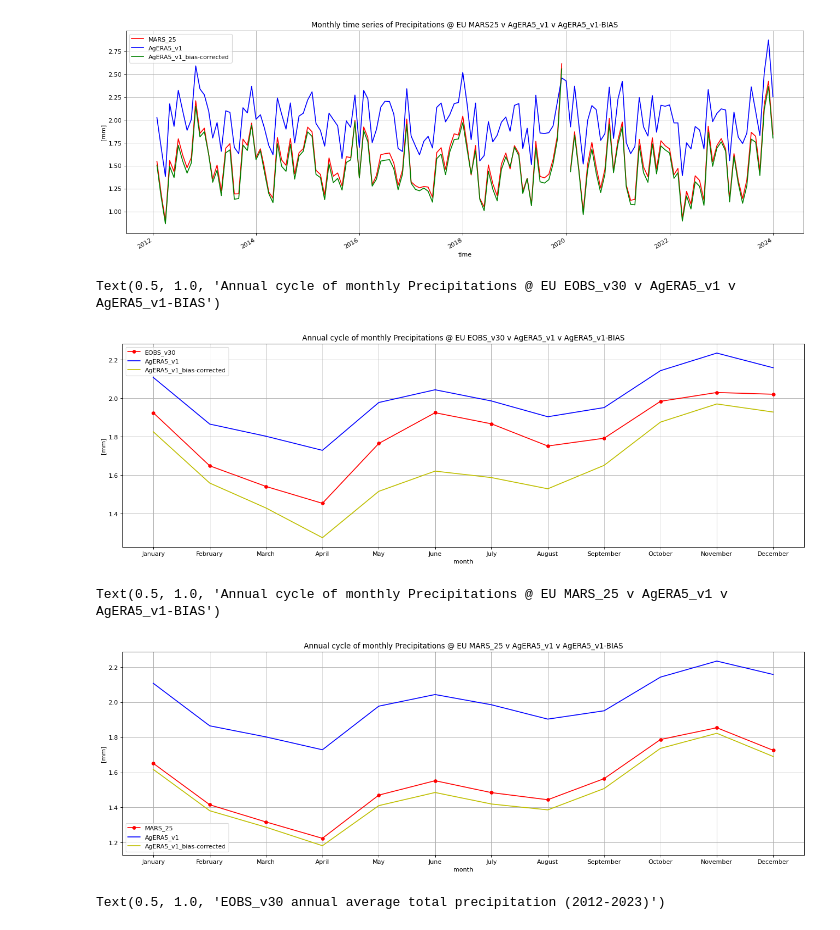
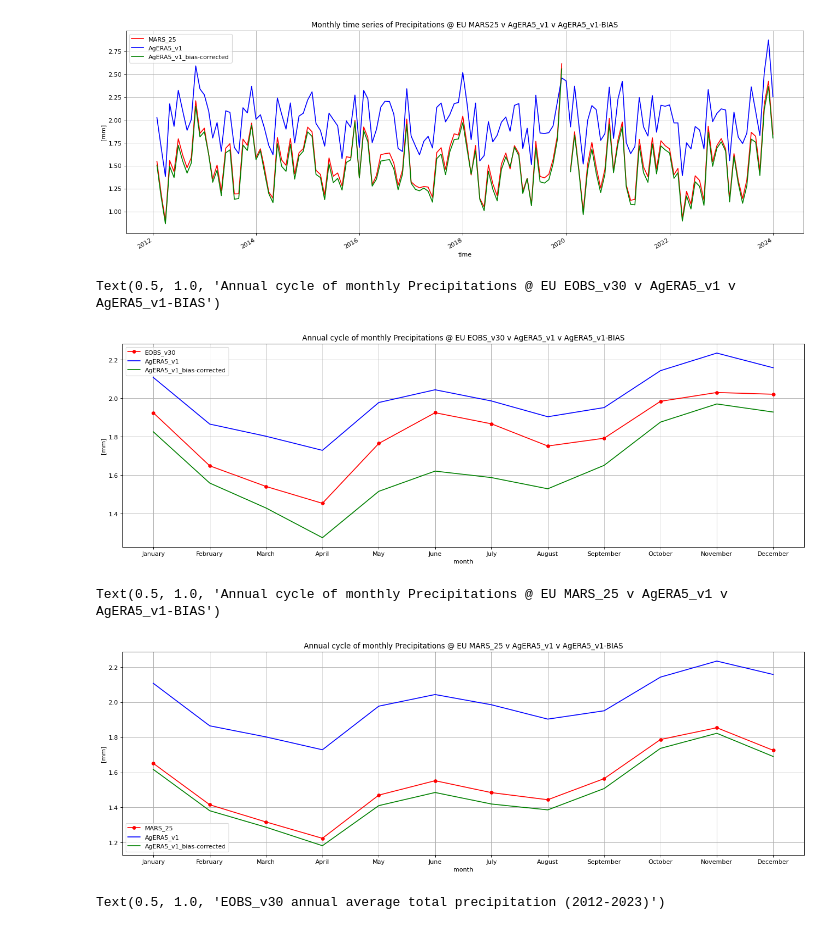
Before and after one commit to 007-Ozalp/Intercomparison, a Jupyter notebook: AgERA5_EOBSv30_MARS25_verification.ipynb, the cells around one changed output. Saved outputs shown, nothing was run; the diff lists cells and outputs as text; code cells hidden in the pictures.

Commit message:
AgERA5_EOBSv30_MARS25_verification
AgERA5_EOBSv30_MARS25_verification

```diff
--- a/AgERA5_EOBSv30_MARS25_verification.ipynb
+++ b/AgERA5_EOBSv30_MARS25_verification.ipynb
@@ -161,17 +294,17 @@ seasonal_bias_mean_eobsv30 = seasonal_bias_eobsv30.mean(dim=('longitude', 'latit
 # %%
 figure(figsize=(20, 6), dpi=80)
 seasonal_ref_eobsv30.plot (color='r', marker=".", markersize=10)
 seasonal_row_mean_t.plot(color='b')
-seasonal_bias_mean_eobsv30.plot(color='y')
+seasonal_bias_mean_eobsv30.plot(color='g')
 plt.xlabel('month')
 plt.ylabel('[mm]')
 plt.xticks([1,2,3,4,5,6,7,8,9,10,11,12],['January', 'February', 'March','April','May', 'June', 'July', 'August', 'September', 'October', 'November', 'December'])
 plt.grid()
 plt.legend (['EOBS_v30', 'AgERA5_v1','AgERA5_v1_bias-corrected'])
 plt.title('Annual cycle of monthly Precipitations @ EU EOBS_v30 v AgERA5_v1 v AgERA5_v1-BIAS')
 # %% [output]
 Text(0.5, 1.0, 'Annual cycle of monthly Precipitations @ EU EOBS_v30 v AgERA5_v1 v AgERA5_v1-BIAS')
-[figure, old version]
+[figure, new version]
 # %%
 seasonal_ref_mars25 = selected_data_mars25['Rain'].groupby(selected_data_mars25["time"].dt.month).mean()
 seasonal_row_t = ds_reordered['Precipitation_Flux'].groupby(ds_reordered["time"].dt.month).mean()
@@ -184,7 +317,7 @@ seasonal_bias_mean_mars25 = seasonal_bias_mars25.mean(dim=('longitude', 'latitud
 figure(figsize=(20, 6), dpi=80)
 seasonal_ref_mars25.plot (color='r', marker=".", markersize=10)
 seasonal_row_mean_t.plot(color='b')
-seasonal_bias_mean_mars25.plot(color='y')
+seasonal_bias_mean_mars25.plot(color='g')
 plt.xlabel('month')
 plt.ylabel('[mm]')
 plt.xticks([1,2,3,4,5,6,7,8,9,10,11,12],['January', 'February', 'March','April','May', 'June', 'July', 'August', 'September', 'October', 'November', 'December'])
@@ -193,7 +326,7 @@ plt.legend (['MARS_25', 'AgERA5_v1','AgERA5_v1_bias-corrected'])
 plt.title('Annual cycle of monthly Precipitations @ EU MARS_25 v AgERA5_v1 v AgERA5_v1-BIAS')
 # %% [output]
 Text(0.5, 1.0, 'Annual cycle of monthly Precipitations @ EU MARS_25 v AgERA5_v1 v AgERA5_v1-BIAS')
-[figure, old version]
+[figure, new version]
 # %%
 mean_ref_eobsv30 =selected_data_eobsv30['rr'].resample(time='Y',skipna=True).mean()
 mean_row_t =ds_reordered['Precipitation_Flux'].resample(time='Y',skipna=True).mean()
```
Also changed, not shown: parts of 5 cells of this notebook.
